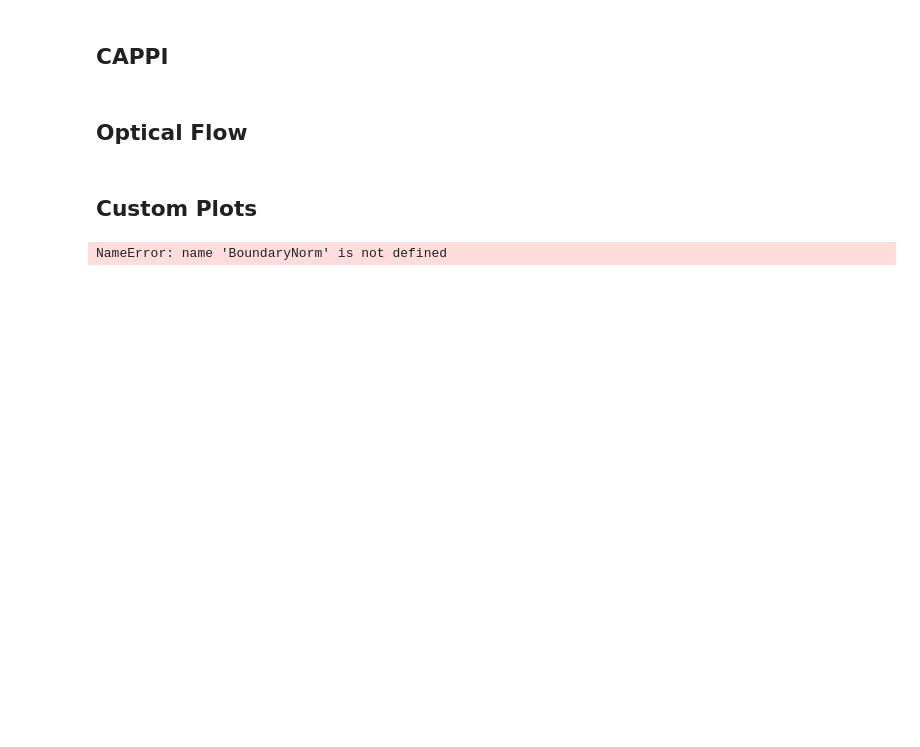
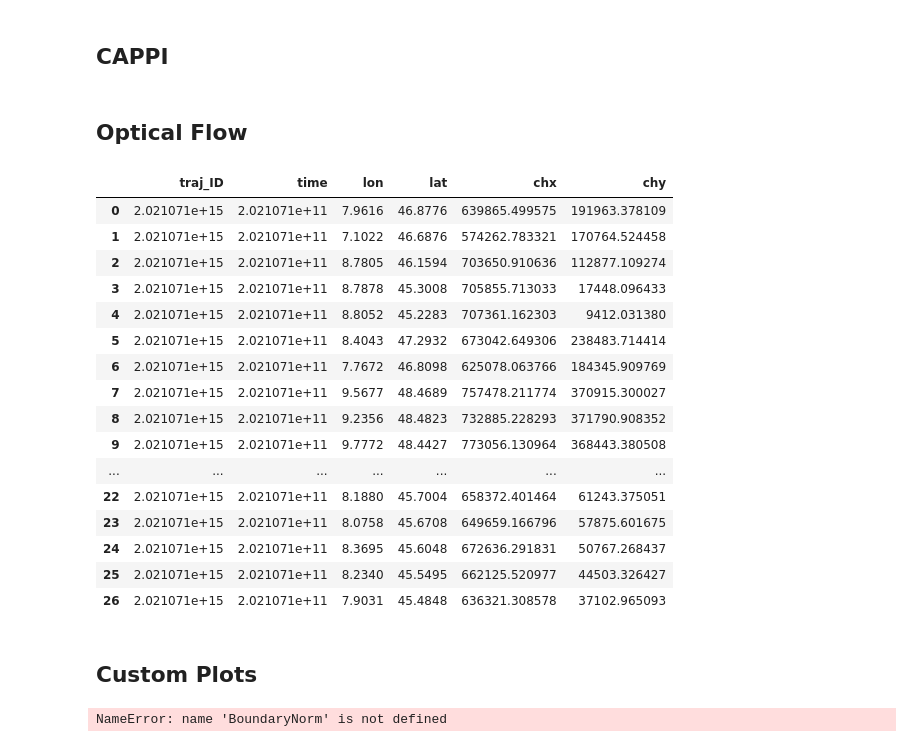
Before and after one commit to florianvalentinackermann/radar_windgusts, a Jupyter notebook: second_case.ipynb, the cells around one changed output. Saved outputs shown, nothing was run; the diff lists cells and outputs as text; code cells hidden in the pictures; blank space fills up the shorter version.

```diff
--- a/second_case.ipynb
+++ b/second_case.ipynb
@@ -4533,6 +4556,26 @@ ax.contour(lon_trtc, lat_trtc, cells, levels=np.arange(0, 11), #colors=[lime_gre
 
 
 #plt.savefig("/users/fackerma/newproject1/figures/second_case/OF/OF_" + valid_time3 + "_7" ".png", dpi=300)
+# %%
+trt_df
+# %% [output]
+|  | traj_ID | time | lon | lat | chx | chy |
+| 0 | 2.021071e+15 | 2.021071e+11 | 7.9616 | 46.8776 | 639865.499575 | 191963.378109 |
+| 1 | 2.021071e+15 | 2.021071e+11 | 7.1022 | 46.6876 | 574262.783321 | 170764.524458 |
+| 2 | 2.021071e+15 | 2.021071e+11 | 8.7805 | 46.1594 | 703650.910636 | 112877.109274 |
+| 3 | 2.021071e+15 | 2.021071e+11 | 8.7878 | 45.3008 | 705855.713033 | 17448.096433 |
+| 4 | 2.021071e+15 | 2.021071e+11 | 8.8052 | 45.2283 | 707361.162303 | 9412.031380 |
+| 5 | 2.021071e+15 | 2.021071e+11 | 8.4043 | 47.2932 | 673042.649306 | 238483.714414 |
+| 6 | 2.021071e+15 | 2.021071e+11 | 7.7672 | 46.8098 | 625078.063766 | 184345.909769 |
+| 7 | 2.021071e+15 | 2.021071e+11 | 9.5677 | 48.4689 | 757478.211774 | 370915.300027 |
+| 8 | 2.021071e+15 | 2.021071e+11 | 9.2356 | 48.4823 | 732885.228293 | 371790.908352 |
+| 9 | 2.021071e+15 | 2.021071e+11 | 9.7772 | 48.4427 | 773056.130964 | 368443.380508 |
+| ... | ... | ... | ... | ... | ... | ... |
+| 22 | 2.021071e+15 | 2.021071e+11 | 8.1880 | 45.7004 | 658372.401464 | 61243.375051 |
+| 23 | 2.021071e+15 | 2.021071e+11 | 8.0758 | 45.6708 | 649659.166796 | 57875.601675 |
+| 24 | 2.021071e+15 | 2.021071e+11 | 8.3695 | 45.6048 | 672636.291831 | 50767.268437 |
+| 25 | 2.021071e+15 | 2.021071e+11 | 8.2340 | 45.5495 | 662125.520977 | 44503.326427 |
+| 26 | 2.021071e+15 | 2.021071e+11 | 7.9031 | 45.4848 | 636321.308578 | 37102.965093 |
 # %% [markdown]
 ## Custom Plots
 # %%
```
Also changed, not shown: parts of 2 cells of this notebook, 1 other file.
